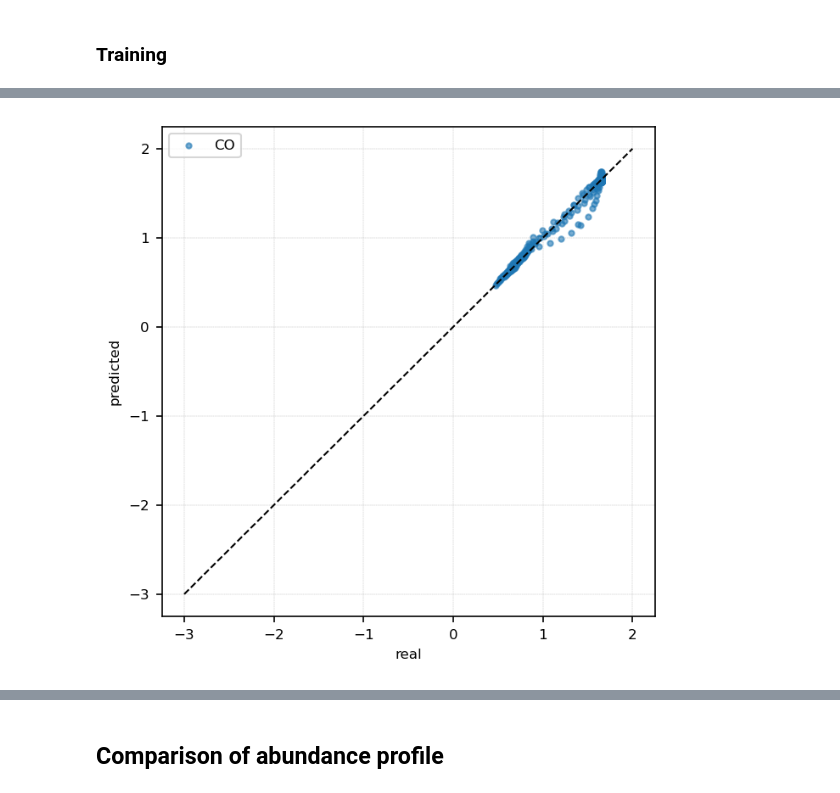
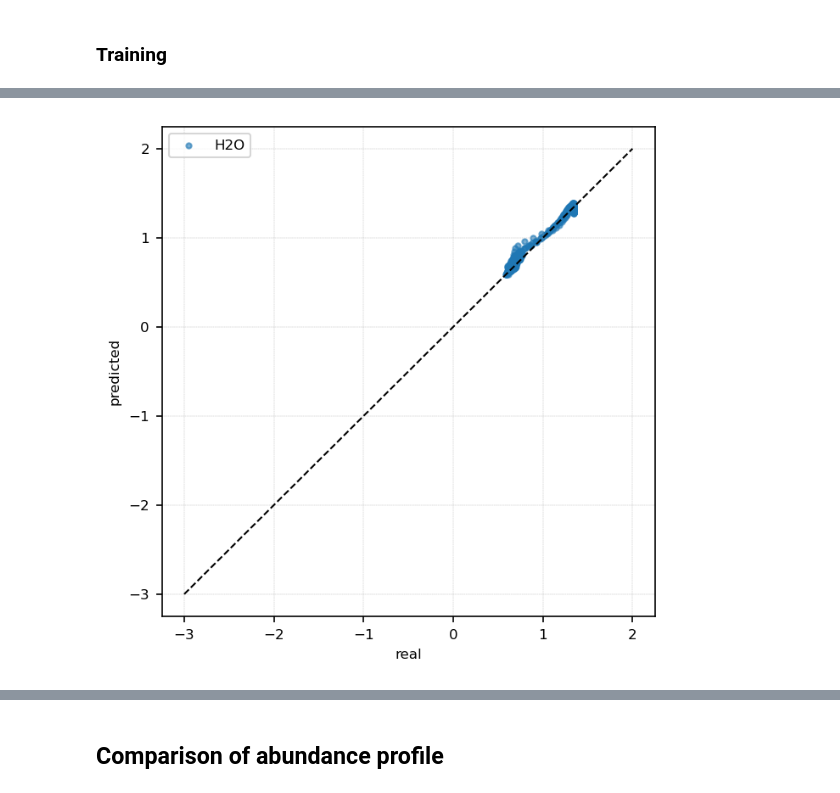
Before and after one commit to silkemaes/MACE, a Jupyter notebook: autoencoder.ipynb, the cells around one changed output, grey strips where cells are left out. Drawn from its saved outputs; the diff is of its cells as text; code cells hidden in the pictures.

```diff
--- a/autoencoder.ipynb
+++ b/autoencoder.ipynb
@@ -478,0 +425,23 @@ with torch.no_grad():
+# %%
+## Training & validating model
+
+optimizer = Adam(model.parameters(), lr=lr)
+
+loss_train_all = []
+loss_test_all  = []
+
+for epoch in range(epochs):
+
+    ## Training
+    model.train()
+
+    train_loss = train_one_epoch(data_loader)
+    loss_train_all.append(train_loss)  ## save losses
+
+    ## Validating
+    model.eval() ## zelfde als torch.no_grad
+
+    test_loss = validate_one_epoch(test_loader)
+    loss_test_all.append(test_loss)
+
+    print("\tEpoch", epoch + 1, "complete!", "\tAverage loss train: ", train_loss, "\tAverage loss test: ", test_loss, end="\r")
@@ -482,0 +454,17 @@ plot_loss(loss_train_all, loss_test_all)
+# %%
+## Testing model
+
+overall_loss = 0
+
+with torch.no_grad():
+    for i, x in enumerate(test_loader):
+
+        x_test     = x.to(DEVICE)     ## op een niet-CPU berekenen als dat er is op de device
+
+        x_test_hat = model(x)         ## output van het autoecoder model
+
+        ## Calculate losses
+        loss  = loss_function(x_test,x_test_hat)
+        overall_loss += loss.item()
+
+print('loss:',(overall_loss)/(i+1))
@@ -483,7 +473,7 @@ plot_loss(loss_train_all, loss_test_all)
 # %%
-plot_compare(x_test,x_test_hat, ['CO'])
+plot_compare(x_test,x_test_hat, ['H2O'])
 # %% [output]
-[figure, old version]
+[figure, new version]
 # %%
 plot_hist(x_test)
 # %% [output]
```
Also changed, not shown: parts of 14 cells of this notebook.
